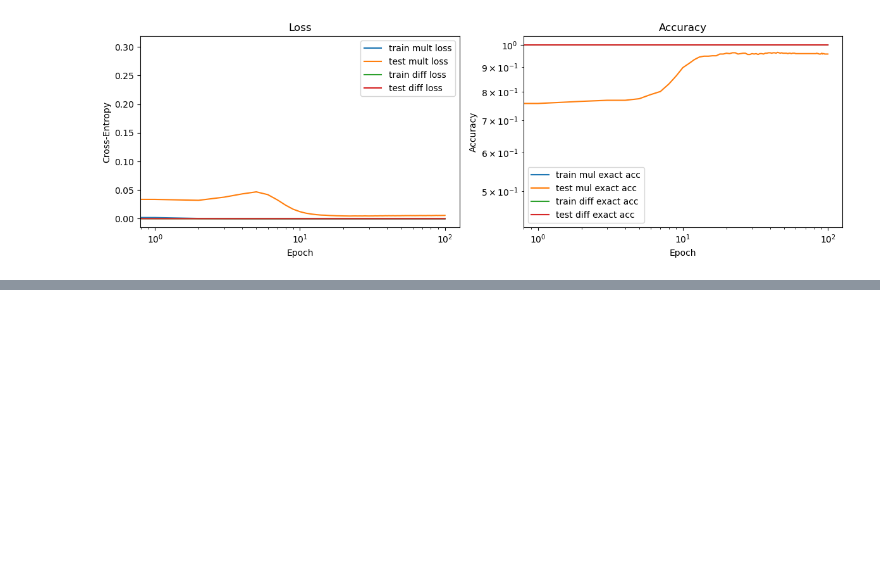
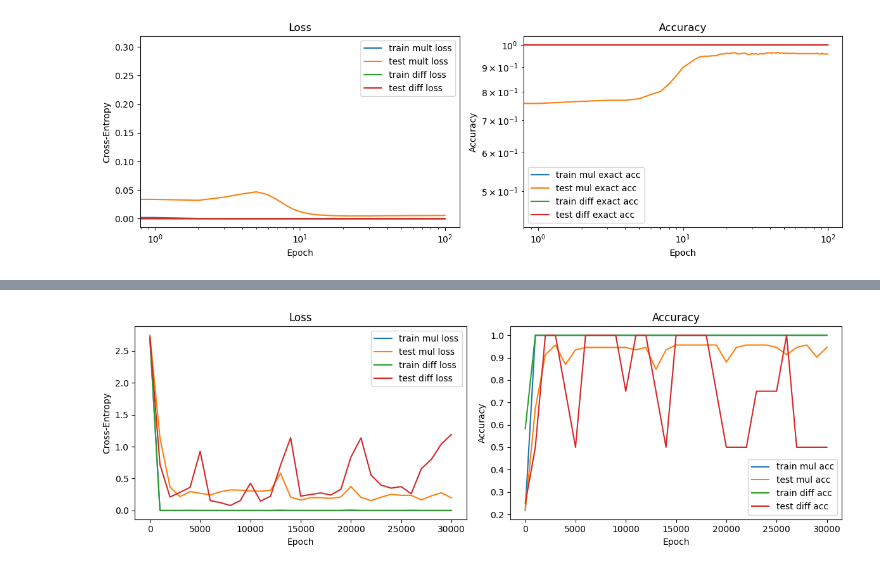
Before and after one commit to IustinS2/Grokking, a Jupyter notebook: iustin/dg_alg.ipynb, the cells around one changed output, grey strips where cells are left out. Cells and saved outputs as stored; diff of their text form; code cells hidden in the pictures; blank space fills up the shorter version.

```diff
--- a/iustin/dg_alg.ipynb
+++ b/iustin/dg_alg.ipynb
@@ -500,0 +1855,2 @@ plt.show()
+# %%
+md, data, hist=train_dg_paper(p=2, log_every=1000, n_epochs=30000, weight_decay=1, frac=0.65, batch_size=15, device=device)
@@ -500,0 +1875,30 @@ plt.show()
+# %%
+fig, axes = plt.subplots(1, 2, figsize=(12, 4))
+epochs = hist['epochs']
+
+#axes[0].set_xscale("log")
+#axes[0].set_yscale("log")
+axes[0].plot(epochs, hist["train_mul_loss"], label="train mul loss")
+axes[0].plot(epochs, hist["test_mul_loss"], label="test mul loss")
+axes[0].plot(epochs, hist["train_diff_loss"], label="train diff loss")
+axes[0].plot(epochs, hist["test_diff_loss"], label="test diff loss")
+axes[0].set_title("Loss")
+axes[0].set_xlabel("Epoch")
+axes[0].set_ylabel("Cross-Entropy")
+axes[0].legend()
+
+#axes[1].set_xscale("log")
+#axes[1].set_yscale("log")
+axes[1].plot(epochs, hist["train_mul_acc"], label="train mul acc")
+axes[1].plot(epochs, hist["test_mul_acc"], label="test mul acc")
+axes[1].plot(epochs, hist["train_diff_acc"], label="train diff acc")
+axes[1].plot(epochs, hist["test_diff_acc"], label="test diff acc")
+axes[1].set_title("Accuracy")
+axes[1].set_xlabel("Epoch")
+axes[1].set_ylabel("Accuracy")
+axes[1].legend()
+
+plt.tight_layout()
+plt.show()
+# %% [output]
+[figure, added]
```
Also changed, not shown: parts of 35 cells of this notebook.
